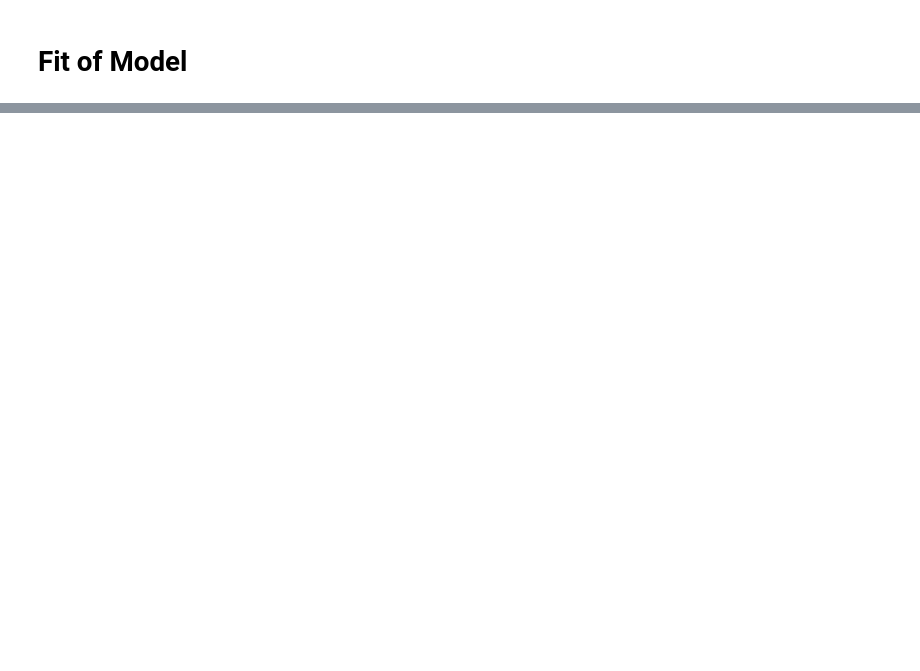
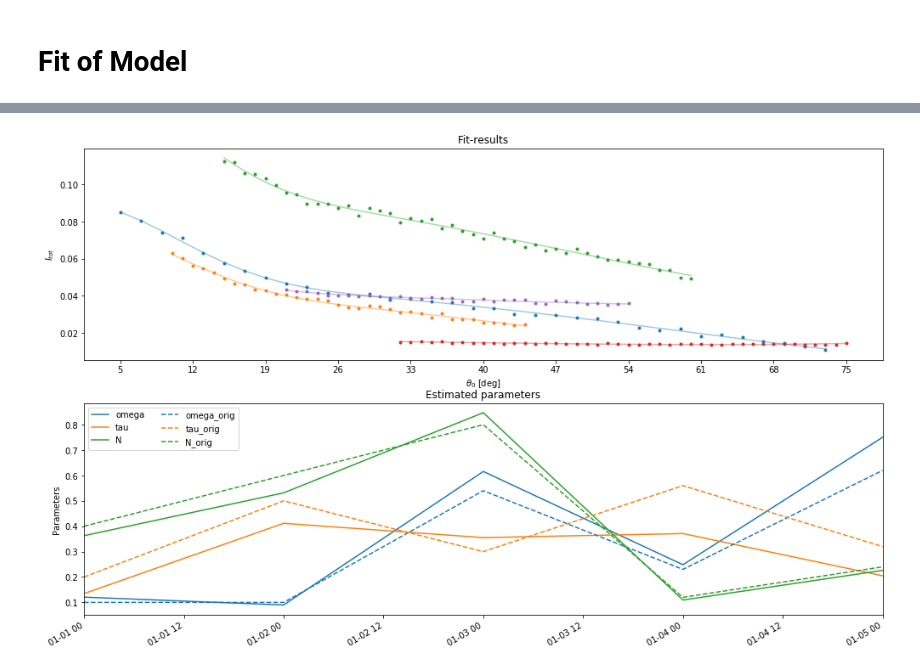
Before and after one commit to TUW-GEO/rt1, a Jupyter notebook: doc/examples/example_fitting.ipynb, the cells around one changed output, grey strips where cells are left out. Saved outputs shown, nothing was run; the diff lists cells and outputs as text; code cells hidden in the pictures; blank space fills up the shorter version.

```diff
--- a/doc/examples/example_fitting.ipynb
+++ b/doc/examples/example_fitting.ipynb
@@ -142 +135,14 @@ fits.printresults(fit_0, truevals=truevals)
+# %%
+# print fit-results
+truevals = pd.DataFrame({'omega_orig' : omega,
+                         'tau_orig' : tau,
+                         'N_orig' : NormBRDF},
+                        index=index)
+
+fig = fit.plot.results()
+# overplot true-values
+_ = truevals.plot(ax=fig.axes[1], ls='--')
+_ = fig.axes[1].legend(ncol=2)
+# %% [output]
+[figure, added]
 # %%
```
Also changed, not shown: parts of 8 cells of this notebook, 7 other files.
